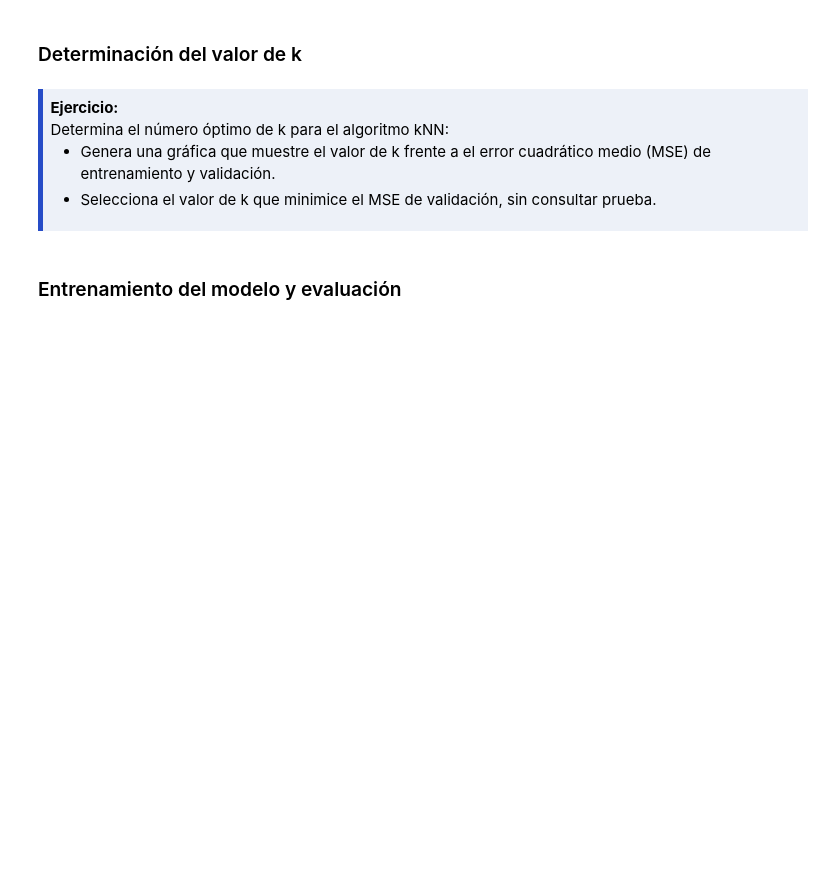
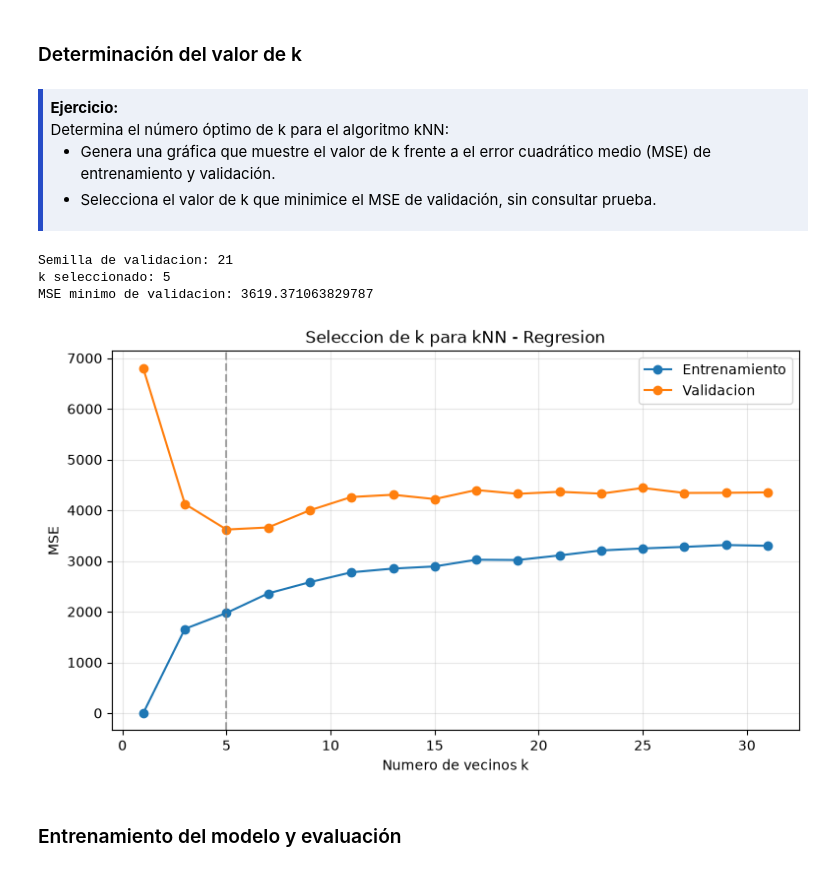
Before and after one commit to juanfercaicedo/AprendizajeAutomaticoInicial, a Jupyter notebook: Deber/05-kNN.ipynb, the cells around one changed output. Cells and saved outputs as stored; diff of their text form; code cells hidden in the pictures; blank space fills up the shorter version.

```diff
--- a/Deber/05-kNN.ipynb
+++ b/Deber/05-kNN.ipynb
@@ -161,6 +371,40 @@ Define un objetivo numérico y exclúyelo de los predictores; usa KNeighborsRegr
   <li>Selecciona el valor de k que minimice el MSE de validación, sin consultar prueba.</li>
 </ul>
 </div>
+# %%
+X_train_t_reg = preprocessor_reg.fit_transform(X_train_reg)
+X_val_t_reg = preprocessor_reg.transform(X_val_reg)
+
+k_values_reg = list(range(1, 32, 2))
+train_mse = []
+val_mse = []
+
+for k in k_values_reg:
+    model = KNeighborsRegressor(n_neighbors=k)
+    model.fit(X_train_t_reg, y_train_reg)
+    train_mse.append(mean_squared_error(y_train_reg, model.predict(X_train_t_reg)))
+    val_mse.append(mean_squared_error(y_val_reg, model.predict(X_val_t_reg)))
+
+best_k_reg = k_values_reg[int(np.argmin(val_mse))]
+print('Semilla de validacion:', SEED_VALIDACION)
+print('k seleccionado:', best_k_reg)
+print('MSE minimo de validacion:', min(val_mse))
+
+plt.figure(figsize=(9, 5))
+plt.plot(k_values_reg, train_mse, marker='o', label='Entrenamiento')
+plt.plot(k_values_reg, val_mse, marker='o', label='Validacion')
+plt.axvline(best_k_reg, color='gray', linestyle='--', alpha=0.7)
+plt.xlabel('Numero de vecinos k')
+plt.ylabel('MSE')
+plt.title('Seleccion de k para kNN - Regresion')
+plt.legend()
+plt.grid(alpha=0.3)
+plt.show()
+# %% [output]
+Semilla de validacion: 21
+k seleccionado: 5
+MSE minimo de validacion: 3619.371063829787
+[figure, added]
 # %% [markdown]
 
 ### <font color='264CC7'> Entrenamiento del modelo y evaluación </font>
```
Also changed, not shown: parts of 8 cells of this notebook.
